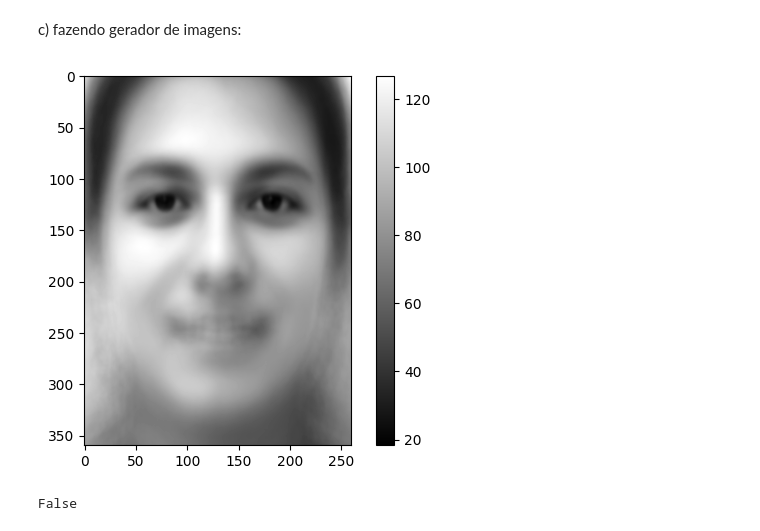
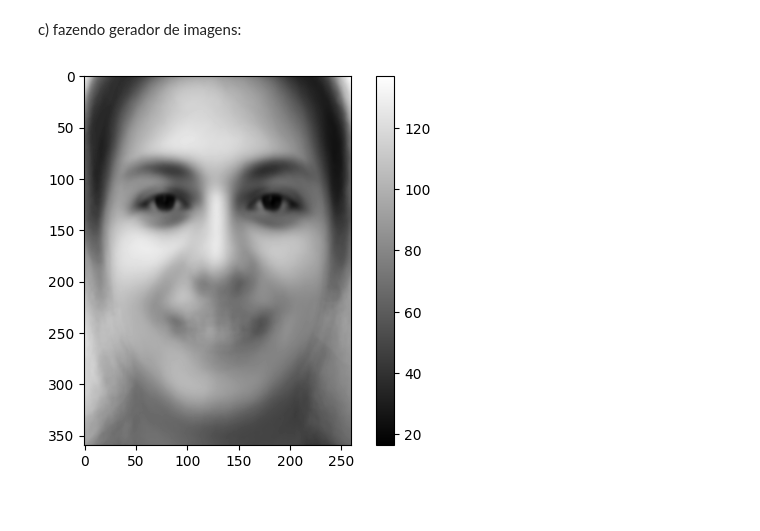
Before and after one commit to lorran-araujo/LNCC, a Jupyter notebook: disciplinas/redes-neurais/codes/lista2/exercicio3.ipynb, the cells around one changed output. Cells and saved outputs as stored; diff of their text form; code cells hidden in the pictures.

```diff
--- a/disciplinas/redes-neurais/codes/lista2/exercicio3.ipynb
+++ b/disciplinas/redes-neurais/codes/lista2/exercicio3.ipynb
@@ -99,5 +98,5 @@ Letra a), com B=0.5
 # %%
-coeficientes = [-1,0,1]
+coeficientes = [-0.8,0,0.8]
 
 for i in range(0,3):
     imagem = global_mean + coeficientes[i]*np.sqrt(autovalores[0])*np.transpose(P_PCA[:,0])
@@ -218,9 +217,9 @@ def image_generator(n_principal_components):
     plt.savefig(f'./outputs/gerador.png')
     plt.show()
 # %%
-n_principal_components = 300
+n_principal_components = 100
 
 
 image_generator(n_principal_components)
 # %% [output]
-[figure, old version]
+[figure, new version]
@@ -233,5 +225,0 @@ X_pca2 = pca2.fit_transform(images_vetorizada)
-# %%
-are_equal = np.array_equal(x_PCA, X_pca2)
-print(are_equal)
-# %% [output]
-False
```
Also changed, not shown: parts of 22 cells of this notebook, 2 other files.
